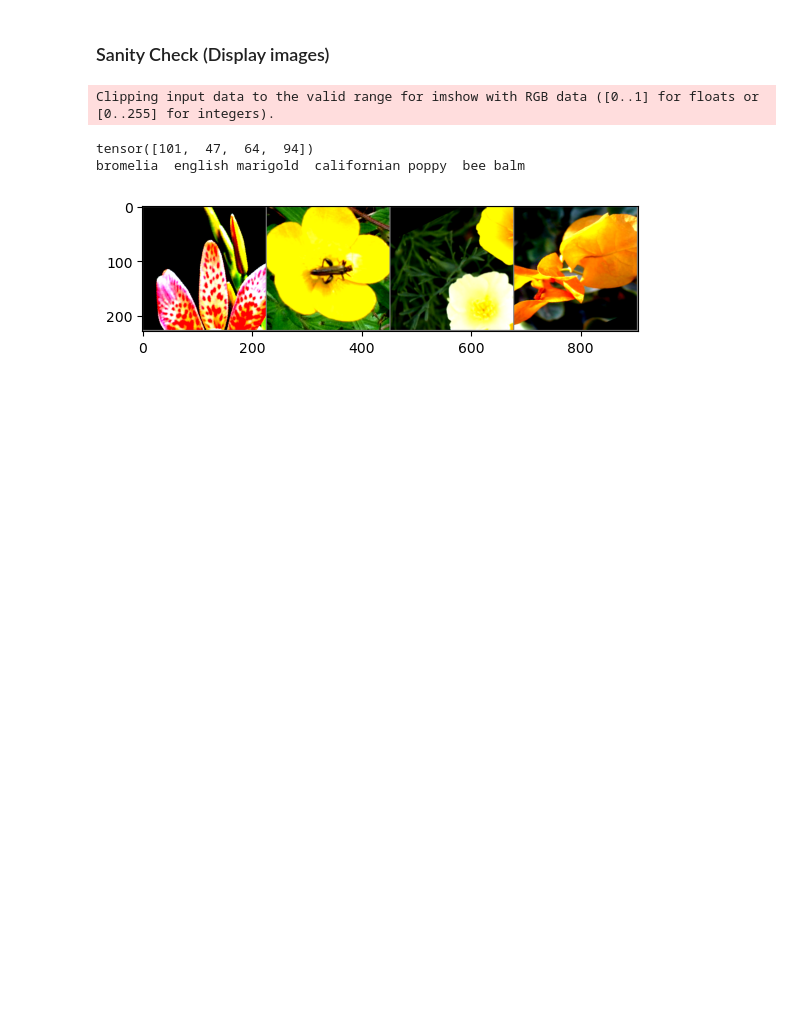
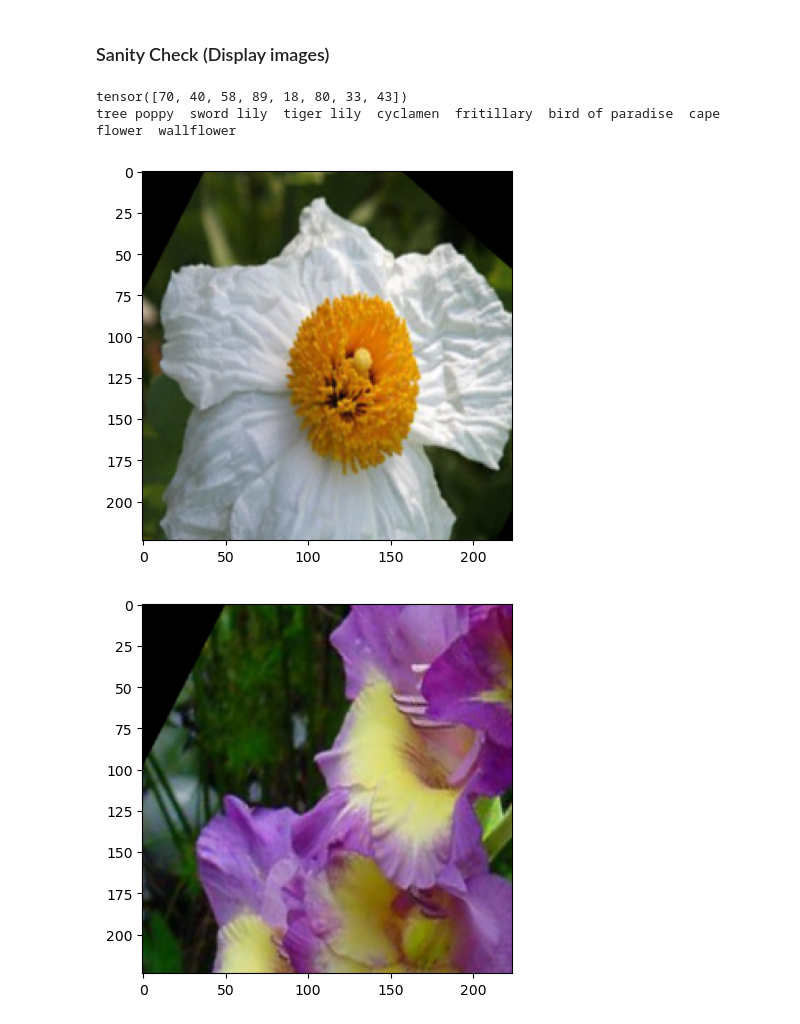
Before and after one commit to MatthewChen37/SimpleCV, a Jupyter notebook: classify.ipynb, the cells around one changed output. Cells and saved outputs as stored; diff of their text form; code cells hidden in the pictures; blank space fills up the shorter version.

```diff
--- a/classify.ipynb
+++ b/classify.ipynb
@@ -74,27 +82,41 @@ Validation set has 818 instances
 # %% [markdown]
 ### Sanity Check (Display images)
 # %%
-# Helper function for inline image display
-def matplotlib_imshow(img):
-    img = img / 2 + 0.5     # unnormalize
-    npimg = img.numpy()
-    plt.imshow(np.transpose(npimg, (1, 2, 0)))
+def imshow(image, ax=None, title=None):
+    if ax is None:
+        fig, ax = plt.subplots()
+    if title:
+        plt.title(title)
+    # PyTorch tensors assume the color channel is first
+    # but matplotlib assumes is the third dimension
+    image = image.permute(1, 2, 0)
+
+    # Undo preprocessing
+    mean = np.array([0.485, 0.456, 0.406])
+    std = np.array([0.229, 0.224, 0.225])
+    image = std * image.numpy() + mean
+
+    # Image needs to be clipped between 0 and 1
+    image = np.clip(image, 0, 1)
+
+    ax.imshow(image)
+
+    return ax
 
 # from https://github.com/bdevnani3/oxfordflowers102-label-name-mapping/blob/main/mapping.json
 with open('udacity_label_to_name.json', 'r') as f:
     flower_to_name = json.load(f)
 
-
-#flower_to_name = dict((v,k) for k,v in flower_to_name.items())
 dataiter = iter(training_loader)
 images, labels = next(dataiter)
-print(labels[0:4])
+print(labels[0:8])
+
 # Create a grid from the images and show them
-img_grid = torchvision.utils.make_grid(images)
-matplotlib_imshow(img_grid)
-print('  '.join(flower_to_name[str(labels[j].item())] for j in range(4)))
+for image in images:
+    imshow(image)
+print('  '.join(flower_to_name[idx_to_class[labels[j].item()]] for j in range(8)))
 # %% [output]
-Clipping input data to the valid range for imshow with RGB data ([0..1] for floats or [0..255] for integers).
+tensor([70, 40, 58, 89, 18, 80, 33, 43])
+tree poppy  sword lily  tiger lily  cyclamen  fritillary  bird of paradise  cape flower  wallflower
-tensor([101,  47,  64,  94])
-bromelia  english marigold  californian poppy  bee balm
-[figure, old version]
+[figure, new version]
+[figure, added]
```
Also changed, not shown: parts of 11 cells of this notebook.
